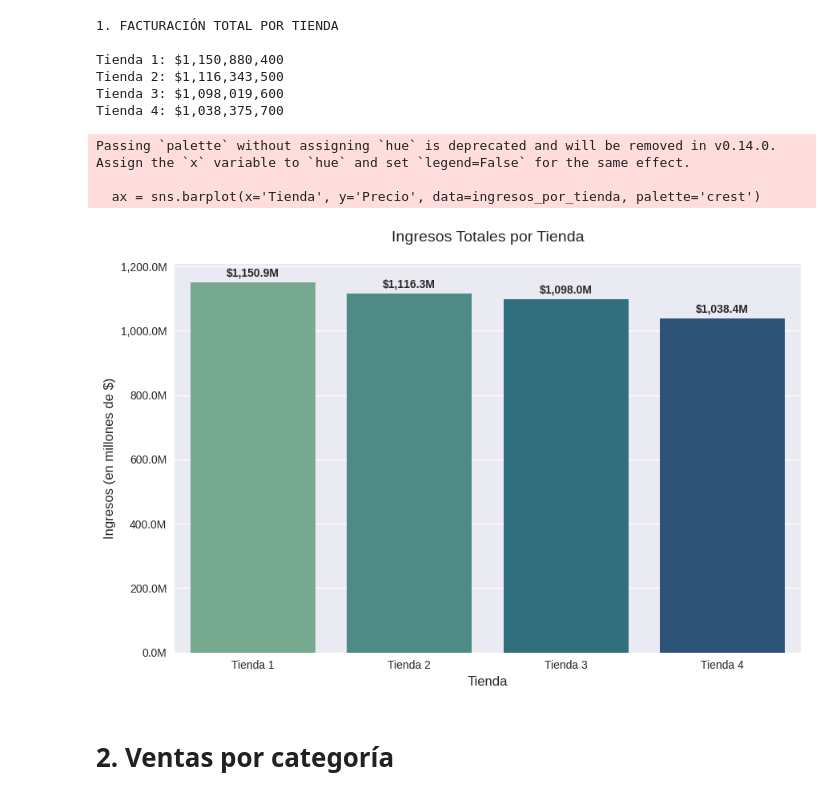
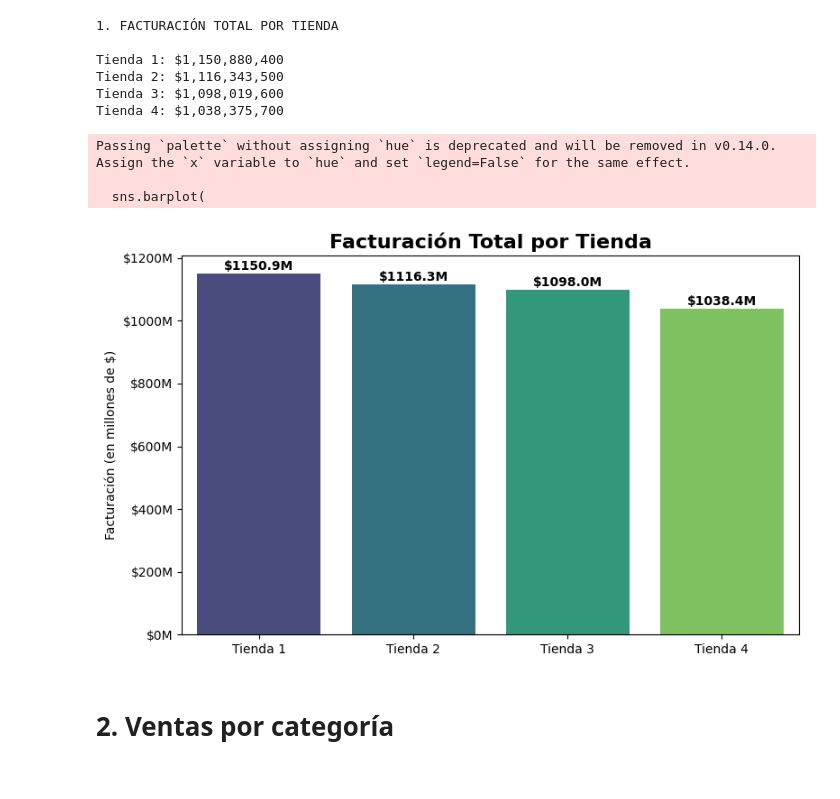
Before and after one commit to RodrigoMunoz-dev/Challenge-Alura-Store, a Jupyter notebook: AluraStoreLatam.ipynb, the cells around one changed output. Saved outputs shown, nothing was run; the diff lists cells and outputs as text; code cells hidden in the pictures.

```diff
--- a/AluraStoreLatam.ipynb
+++ b/AluraStoreLatam.ipynb
@@ -45,36 +45,50 @@ Tienda 1: $1,150,880,400
 Tienda 2: $1,116,343,500
 Tienda 3: $1,098,019,600
 Tienda 4: $1,038,375,700
-# %%
-import matplotlib.pyplot as plt
-import seaborn as sns
-
-# Graficamos
-plt.figure(figsize=(9,6))
-ax = sns.barplot(x='Tienda', y='Precio', data=ingresos_por_tienda, palette='crest')
-
-# Convertir a millones para etiquetas
-ingresos_millones = ingresos_por_tienda['Precio'] / 1_000_000
-
-# Agregar valores encima de las barras
-for i, valor in enumerate(ingresos_millones):
-    ax.text(i, ingresos_por_tienda['Precio'].iloc[i] + ingresos_por_tienda['Precio'].max()*0.01,
-            f'${valor:,.1f}M', ha='center', va='bottom', fontweight='bold')
-
-plt.title('Ingresos Totales por Tienda', fontsize=14, pad=20)
-plt.ylabel('Ingresos (en millones de $)', fontsize=12)
-plt.xlabel('Tienda', fontsize=12)
-
-# Quitar notación científica y formatear
-ax.yaxis.set_major_formatter(plt.FuncFormatter(lambda x, _: f'{x/1_000_000:,.1f}M'))
-
-plt.tight_layout()
-plt.show()
-# %% [output]
-Passing `palette` without assigning `hue` is deprecated and will be removed in v0.14.0. Assign the `x` variable to `hue` and set `legend=False` for the same effect.
-
-  ax = sns.barplot(x='Tienda', y='Precio', data=ingresos_por_tienda, palette='crest')
-[figure, removed]
+# %%
+import matplotlib.pyplot as plt
+import seaborn as sns
+
+# Datos
+tiendas = ['Tienda 1', 'Tienda 2', 'Tienda 3', 'Tienda 4']
+facturacion = [facturacion1, facturacion2, facturacion3, facturacion4]
+
+# Crear DataFrame temporal (útil si después querés exportar)
+import pandas as pd
+df_facturacion = pd.DataFrame({
+    'Tienda': tiendas,
+    'Facturación Total': facturacion
+}).sort_values(by='Facturación Total', ascending=False)
+
+# Gráfico
+plt.figure(figsize=(8,5))
+sns.barplot(
+    x='Tienda',
+    y='Facturación Total',
+    data=df_facturacion,
+    palette='viridis'
+)
+
+# Títulos y etiquetas
+plt.title('Facturación Total por Tienda', fontsize=16, fontweight='bold')
+plt.ylabel('Facturación (en millones de $)')
+plt.xlabel('')
+
+# Convertir el eje Y a millones para que sea más legible
+valores = plt.gca().get_yticks()
+plt.gca().set_yticklabels([f'${x/1e6:.0f}M' for x in valores])
+
+# Etiquetas encima de cada barra
+for i, v in enumerate(df_facturacion['Facturación Total']):
+    plt.text(i, v + (v * 0.01), f"${v/1e6:.1f}M", ha='center', fontweight='bold')
+
+plt.tight_layout()
+plt.show()
+# %% [output]
+Passing `palette` without assigning `hue` is deprecated and will be removed in v0.14.0. Assign the `x` variable to `hue` and set `legend=False` for the same effect.
+
+  sns.barplot(
+[figure, added]
 # %% [markdown]
 # 2. Ventas por categoría
 # %%
```
Also changed, not shown: parts of 3 cells of this notebook.
